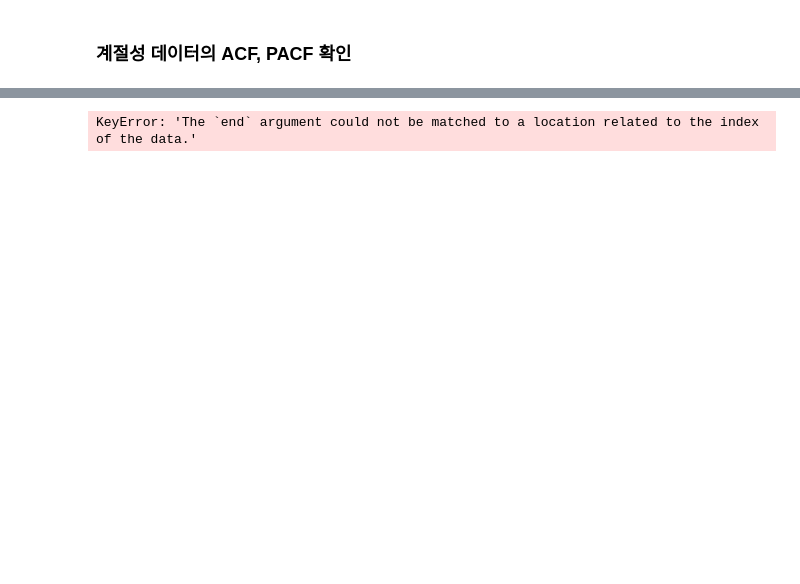
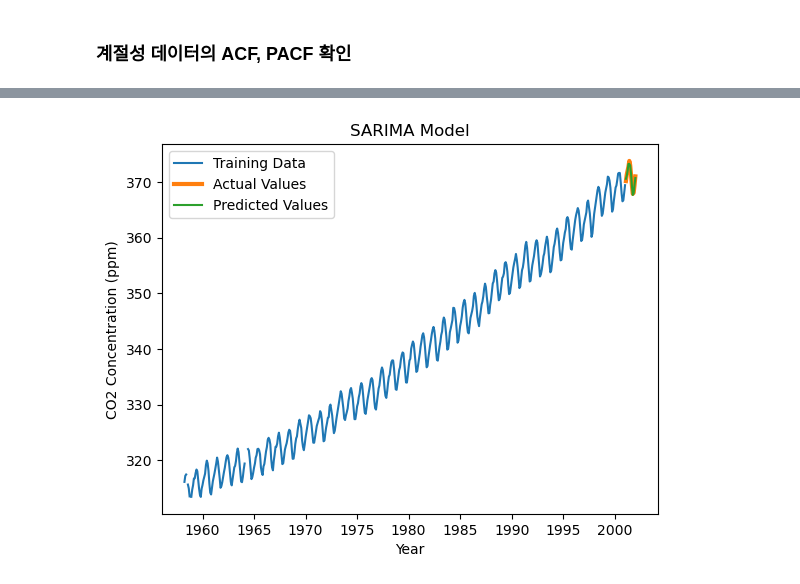
Before and after one commit to Tiabet/Time-series, a Jupyter notebook: Time-series/SeasonalARIMA.ipynb, the cells around one changed output, grey strips where cells are left out. Saved outputs shown, nothing was run; the diff lists cells and outputs as text; code cells hidden in the pictures; blank space fills up the shorter version.

```diff
--- a/Time-series/SeasonalARIMA.ipynb
+++ b/Time-series/SeasonalARIMA.ipynb
@@ -53,31 +52,39 @@ DatetimeIndex(['1958-03-31', '1958-04-30', '1958-05-31', '1958-07-31',
 [figure]
 # %%
 import numpy as np
+import pandas as pd
+import matplotlib.pyplot as plt
+import statsmodels.api as sm
 from statsmodels.tsa.statespace.sarimax import SARIMAX
 
-#Set Train size as 90% of total data
-train_size = int(len(ts)*0.9)
+# Load the data into a Pandas DataFrame
+data = sm.datasets.co2.load_pandas()
+df = data.data
+df=df.dropna(subset=['co2'])
 
-#split into train data and test data
-train_data = ts[:train_size]
-test_data = ts[train_size:]
+# Convert the data to a time series format
+ts = df['co2'].resample('M').mean()
+
+# Split the data into training and testing sets
+train = ts[:-12]
+test = ts[-12:]
 
 # Fit the SARIMA model to the training data
-model = SARIMAX(train_data, order=(1,1,1), seasonal_order=(0,1,1,12))
+model = SARIMAX(train, order=(1,1,1), seasonal_order=(1,1,0,12))
 results = model.fit()
 
 # Use the SARIMA model to make predictions for the testing data
-predictions = results.predict(start=ts.index[0],end=ts.index[-1],dynamic=False)
+predictions = results.predict(start=test.index[0], end=test.index[-1], dynamic=False)
 
 # Plot the actual and predicted values for the testing data
-plt.plot(predictions, label="SARIMA model",linewidth=2)
-plt.plot(train_data, label="Train data")
-plt.plot(test_data, label="Actual Values")
+plt.plot(train, label="Training Data")
+plt.plot(test, label="Actual Values",linewidth='3')
+plt.plot(predictions, label="Predicted Values")
 plt.xlabel("Year")
 plt.ylabel("CO2 Concentration (ppm)")
 plt.title("SARIMA Model")
 plt.legend()
 plt.show()
 # %% [output]
-KeyError: 'The `end` argument could not be matched to a location related to the index of the data.'
+[figure, added]
 # %%
```
Also changed, not shown: parts of 4 cells of this notebook, 2 other files.
